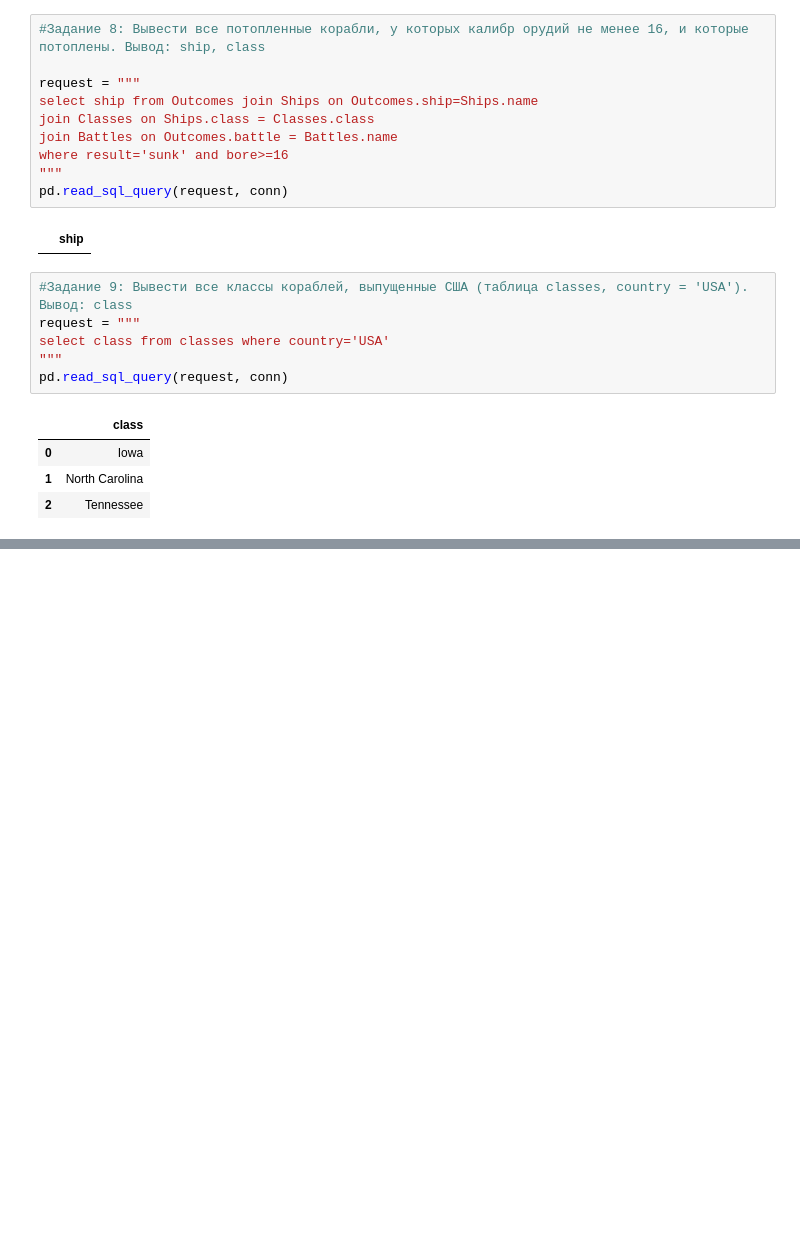
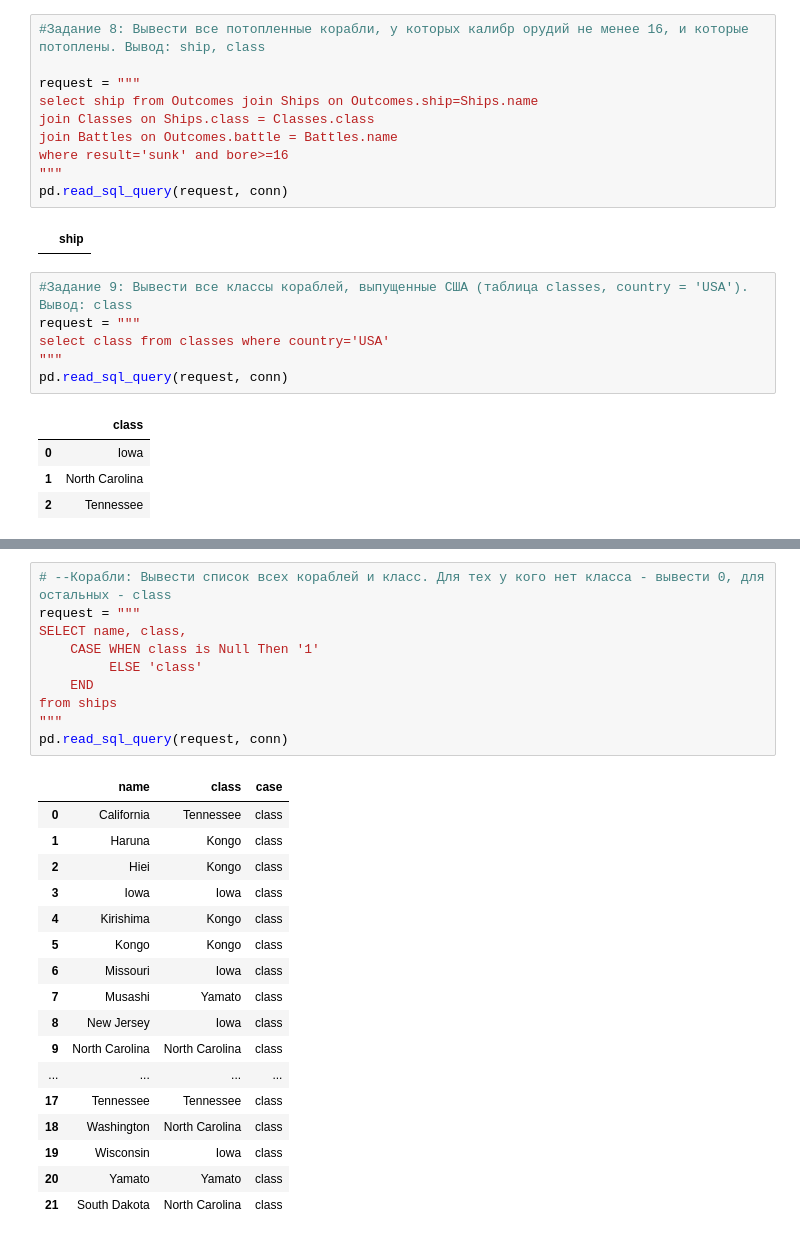
Before and after one commit to Yondex/work, a Jupyter notebook: HomeworkSQL.ipynb, the cells around one changed output, grey strips where cells are left out. Drawn from its saved outputs; the diff is of its cells as text; blank space fills up the shorter version.

```diff
--- a/HomeworkSQL.ipynb
+++ b/HomeworkSQL.ipynb
@@ -148,0 +280,28 @@ pd.read_sql_query(request, conn)
+# %%
+# --Корабли: Вывести список всех кораблей и класс. Для тех у кого нет класса - вывести 0, для остальных - class
+request = """
+SELECT name, class,
+    CASE WHEN class is Null Then '1'
+         ELSE 'class'
+    END
+from ships
+"""
+pd.read_sql_query(request, conn)
+# %% [output]
+|  | name | class | case |
+| 0 | California | Tennessee | class |
+| 1 | Haruna | Kongo | class |
+| 2 | Hiei | Kongo | class |
+| 3 | Iowa | Iowa | class |
+| 4 | Kirishima | Kongo | class |
+| 5 | Kongo | Kongo | class |
+| 6 | Missouri | Iowa | class |
+| 7 | Musashi | Yamato | class |
+| 8 | New Jersey | Iowa | class |
+| 9 | North Carolina | North Carolina | class |
+| ... | ... | ... | ... |
+| 17 | Tennessee | Tennessee | class |
+| 18 | Washington | North Carolina | class |
+| 19 | Wisconsin | Iowa | class |
+| 20 | Yamato | Yamato | class |
+| 21 | South Dakota | North Carolina | class |
```
Also changed, not shown: parts of 22 cells of this notebook, 3 other files.
